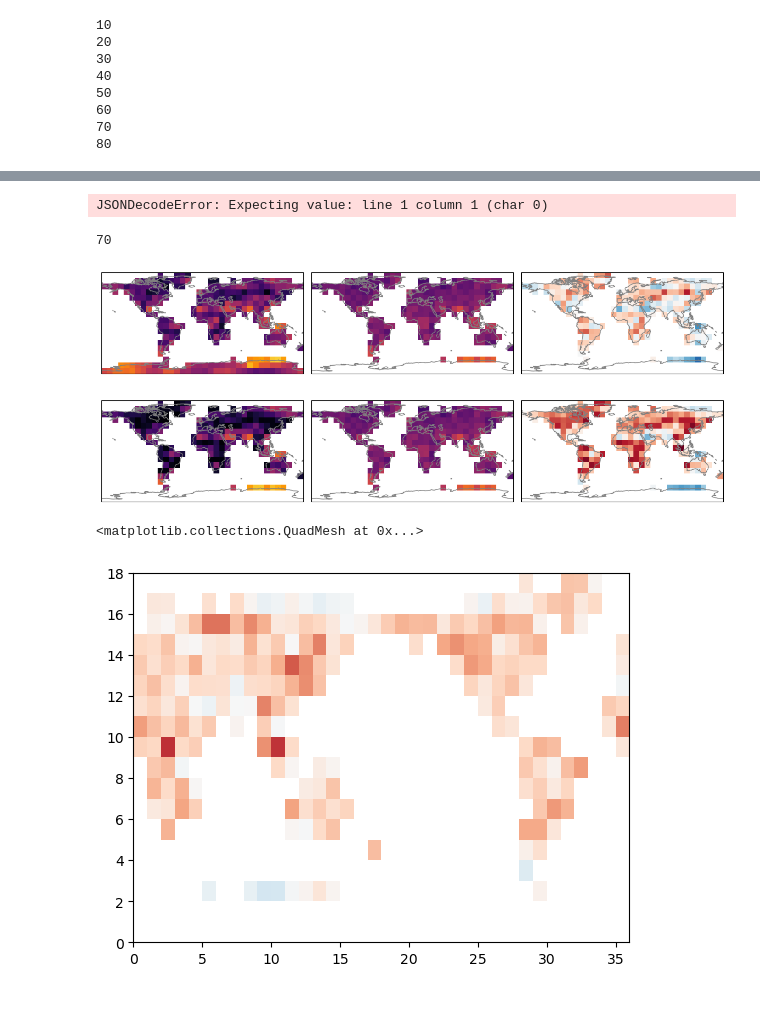
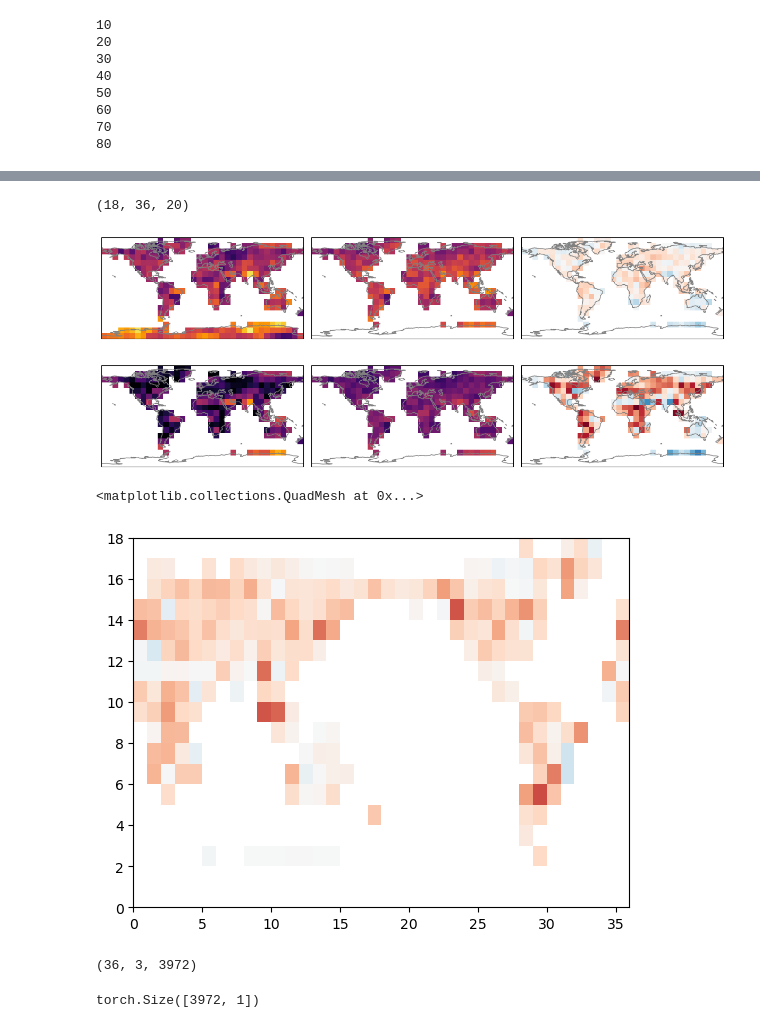
Before and after one commit to emily-gordy/predictability-emergence, a Jupyter notebook: readmodels.ipynb, the cells around one changed output, grey strips where cells are left out. Drawn from its saved outputs; the diff is of its cells as text; code cells hidden in the pictures.

```diff
--- a/readmodels.ipynb
+++ b/readmodels.ipynb
@@ -90,10 +106,11 @@ trainval = np.random.choice(ntrain+nval,ntrain+nval,replace=False)
 
 trainvaltest = [trainval[:ntrain],trainval[ntrain:ntrain+nval],test]
 
-alltrain, allval, _ = AllData.trainvaltest_recordmax(trainvaltest,experiment_era,baselineera,inputlength,outputavgtime,-20,0)
+alltrain, allval, alltest = AllData.trainvaltest_recordmax(trainvaltest,experiment_era,baselineera,inputlength,outputavgtime,-20,0)
 
 _, inputtrainGMT, _ = DataHolder.tensortime_onehot(alltrain,nclasses=2)
 _, inputvalGMT, _ = DataHolder.tensortime_onehot(allval,nclasses=2)
+_, inputtestGMT, _ = DataHolder.tensortime_onehot(alltest,nclasses=2)
 # %% [output]
 baseline for gmt is 60 90
 experiment era in the historical is 50 124
@@ -200,58 +221,45 @@ NameError: name 'metric' is not defined
 # %%
-bestaccs = np.empty((len(latvec),len(lonvec)))
+bestaccs = np.empty((len(latvec),len(lonvec),20))
 nulls = np.empty((len(latvec),len(lonvec)))
 
 for ilatsel,latsel in enumerate(latvec):
     for ilonsel,lonsel in enumerate(lonvec):
+        testfileout = "metrics/"+modelfilefront+"avgtime"+str(outputavgtime)+"_allssps_lat"+str(latsel)+"_lon"+str(lonsel)+"_testing.json"
+        fileload = glob.glob(testfileout)
 
-        metricfilewc = "metrics/"+modelfilefront+"avgtime"+str(outputavgtime)+"_allssps_lat"+str(latsel)+"_lon"+str(lonsel)+"_seed*.json"
-        filelist = glob.glob(metricfilewc)
-
-        if len(filelist)==0:
+        if len(fileload)==0:
             bestaccs[ilatsel,ilonsel] = np.nan
             nulls[ilatsel,ilonsel] = np.nan
         else:
-            results = []
-            for file in filelist:
-                with open(file, 'r') as f:
-                    results.append(json.load(f))
 
-            allaccs = np.asarray([results[i]['val_accuracy'] for i in range(len(glob.glob(metricfilewc)))])
-            allnulls = np.asarray([results[i]['val_class_imbalance'] for i in range(len(glob.glob(metricfilewc)))])
-            bestseedinds = np.argsort(allaccs-allnulls)[-3:]
-
-            bestaccs[ilatsel,ilonsel] = np.mean(allaccs[bestseedinds])
-            nulls[ilatsel,ilonsel] = np.mean(allnulls[bestseedinds])
-        # loadseeds = [results[i]['seed'] for i in bestseedinds]
-
-        # for seed in loadseeds:
-
-        #     metricfile = "metrics/"+modelfilefront+"avgtime"+str(outputavgtime)+"_allssps_lat"+str(latsel)+"_lon"+str(lonsel)+"_seed"+str(seed)+".json"
-        #     with open(file, 'r') as f:
-        #         modelresults=(json.load(f))
+            with open(testfileout, "r") as f:
+                data = json.load(f)
+                bestaccs[ilatsel,ilonsel] = np.array(data["test_accuracy"])
+                nulls[ilatsel,ilonsel] = np.max(np.array(data["test_class_imbalance"]))
-# %% [output]
-JSONDecodeError: Expecting value: line 1 column 1 (char 0)
 # %%
+bestaccs.shape
 # %% [output]
-70
+(18, 36, 20)
 # %%
 plt.figure(figsize=(12,5))
 
+confsel = 10
+
 a1=plt.subplot(1,3,1,projection=ccrs.PlateCarree())
-a1.pcolormesh(lonvec+5,latvec+5,logisticaccuracy,vmin=0.5,vmax=0.9,cmap='inferno')
+a1.pcolormesh(lonvec+5,latvec+5,logisticaccuracy[:,:,confsel],vmin=0.5,vmax=0.9,cmap='inferno')
 a1.coastlines(color='gray')
 
 a1=plt.subplot(1,3,2,projection=ccrs.PlateCarree())
-a1.pcolormesh(lonvec+5,latvec+5,bestaccs,vmin=0.5,vmax=0.9,cmap='inferno')
+a1.pcolormesh(lonvec+5,latvec+5,bestaccs[:,:,confsel],vmin=0.5,vmax=0.9,cmap='inferno')
 a1.coastlines(color='gray')
 
 a1=plt.subplot(1,3,3,projection=ccrs.PlateCarree())
-a1.pcolormesh(lonvec+5,latvec+5,bestaccs-logisticaccuracy,vmin=-0.15,vmax=0.15,cmap='RdBu_r')
+a1.pcolormesh(lonvec+5,latvec+5,bestaccs[:,:,confsel]-logisticaccuracy[:,:,confsel],vmin=-0.3,vmax=0.3,cmap='RdBu_r')
 a1.coastlines(color='gray')
 
 plt.tight_layout()
 # %% [output]
-[figure, old version]
+[figure, new version]
 # %%
 plt.figure(figsize=(12,5))
 
@@ -260,18 +268,18 @@ a1.pcolormesh(lonvec+5,latvec+5,nulls,vmin=0.5,vmax=0.9,cmap='inferno')
 a1.coastlines(color='gray')
 
 a1=plt.subplot(1,3,2,projection=ccrs.PlateCarree())
-a1.pcolormesh(lonvec+5,latvec+5,bestaccs,vmin=0.5,vmax=0.9,cmap='inferno')
+a1.pcolormesh(lonvec+5,latvec+5,bestaccs[:,:,0],vmin=0.5,vmax=0.9,cmap='inferno')
 a1.coastlines(color='gray')
 
 a1=plt.subplot(1,3,3,projection=ccrs.PlateCarree())
-a1.pcolormesh(lonvec+5,latvec+5,bestaccs-nulls,vmin=-0.15,vmax=0.15,cmap='RdBu_r')
+a1.pcolormesh(lonvec+5,latvec+5,bestaccs[:,:,0]-nulls,vmin=-0.15,vmax=0.15,cmap='RdBu_r')
 a1.coastlines(color='gray')
 
 plt.tight_layout()
 # %% [output]
-[figure, old version]
+[figure, new version]
 # %%
-plt.pcolormesh(logisticaccuracy-nulls,vmin=-0.2,vmax=0.2,cmap="RdBu_r")
+plt.pcolormesh(logisticaccuracy[:,:,0]-nulls,vmin=-0.2,vmax=0.2,cmap="RdBu_r")
 # %% [output]
 <matplotlib.collections.QuadMesh at 0x...>
-[figure, old version]
+[figure, new version]
@@ -277,0 +318,8 @@ plt.pcolormesh(logisticaccuracy-nulls,vmin=-0.2,vmax=0.2,cmap="RdBu_r")
+# %%
+predictions.shape
+# %% [output]
+(36, 3, 3972)
+# %%
+inputtestGMT.shape
+# %% [output]
+torch.Size([3972, 1])
```
Also changed, not shown: parts of 6 cells of this notebook, 1 other file.
